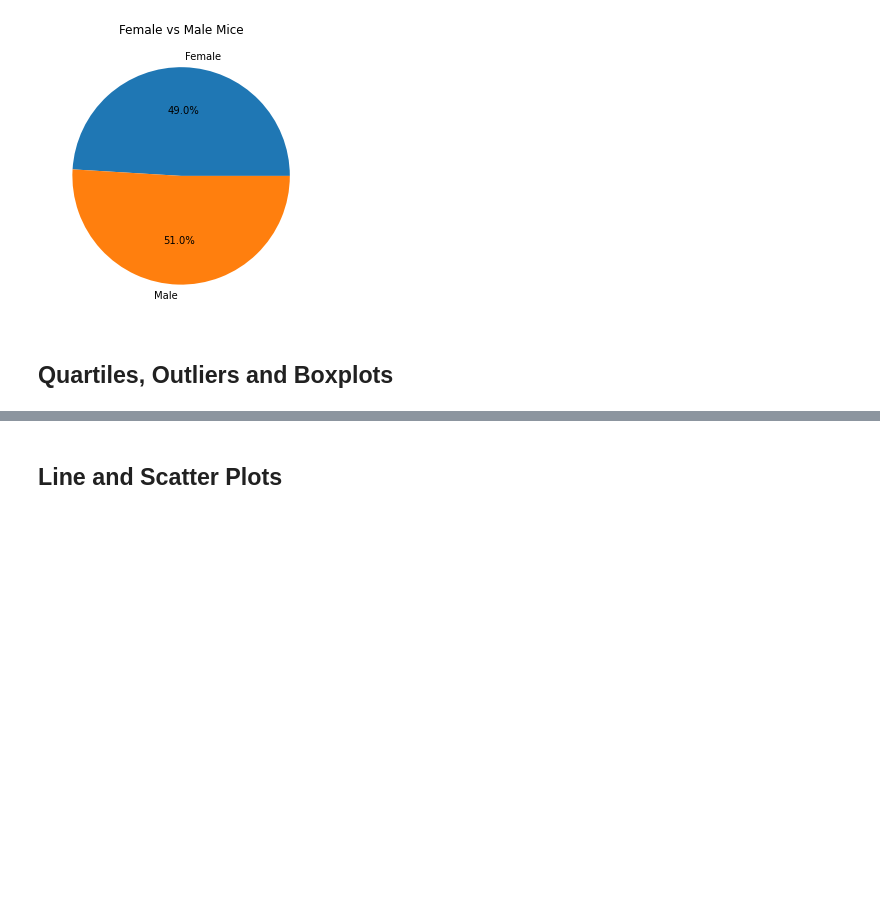
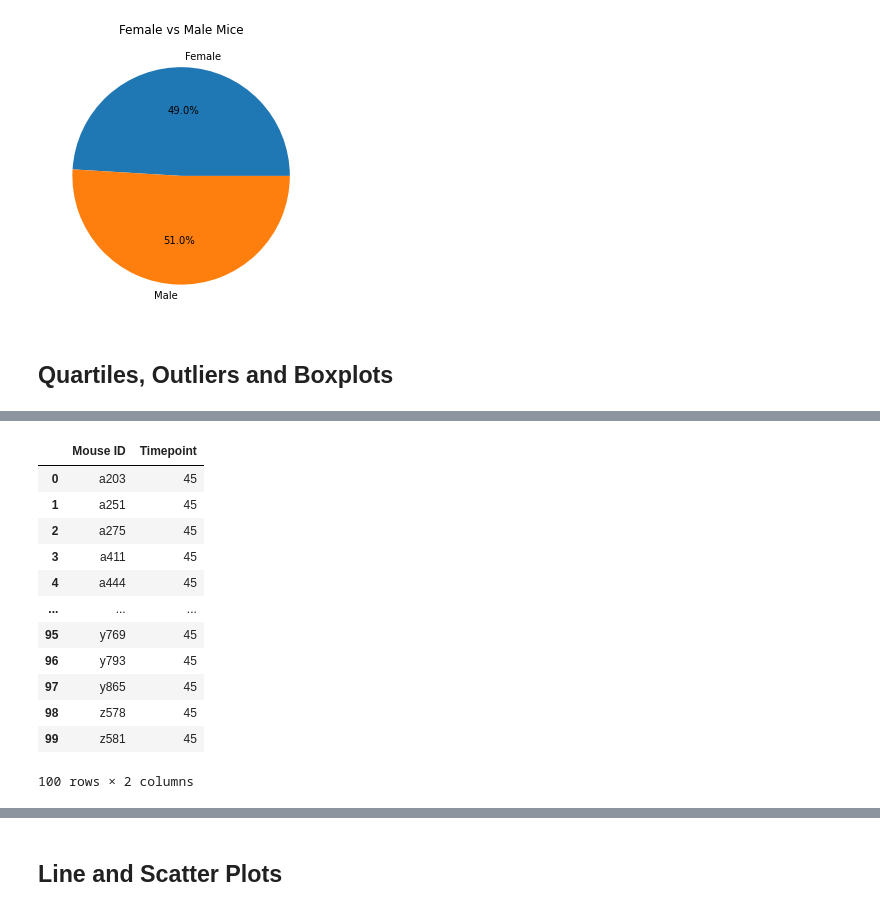
Before and after one commit to NateWitte/matplotlib-challenge, a Jupyter notebook: pymaceuticals_Witte.ipynb, the cells around one changed output, grey strips where cells are left out. Drawn from its saved outputs; the diff is of its cells as text; code cells hidden in the pictures; blank space fills up the shorter version.

```diff
--- a/pymaceuticals_Witte.ipynb
+++ b/pymaceuticals_Witte.ipynb
@@ -183,0 +194,22 @@ Text(0.5, 1.0, 'Female vs Male Mice')
+# %%
+# Start by getting the last (greatest) timepoint for each mouse
+maxes=reduced_df.groupby("Mouse ID").max()["Timepoint"]
+mice=maxes.index.to_list()
+last_time_mice = pd.DataFrame({
+                               "Timepoint": maxes})
+last_time_mice.reset_index(level=0, inplace = True)
+last_time_mice
+# %% [output]
+|  | Mouse ID | Timepoint |
+| 0 | a203 | 45 |
+| 1 | a251 | 45 |
+| 2 | a275 | 45 |
+| 3 | a411 | 45 |
+| 4 | a444 | 45 |
+| ... | ... | ... |
+| 95 | y769 | 45 |
+| 96 | y793 | 45 |
+| 97 | y865 | 45 |
+| 98 | z578 | 45 |
+| 99 | z581 | 45 |
+100 rows × 2 columns
```
Also changed, not shown: parts of 3 cells of this notebook.
